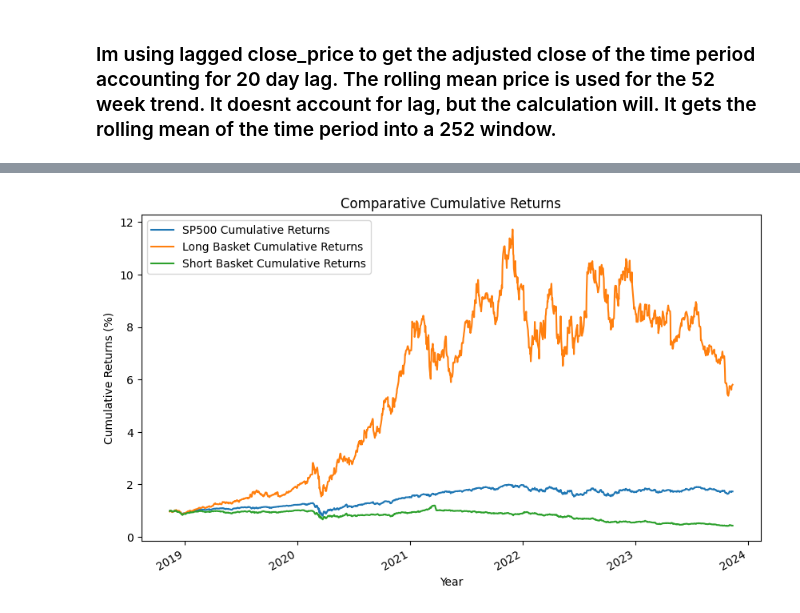
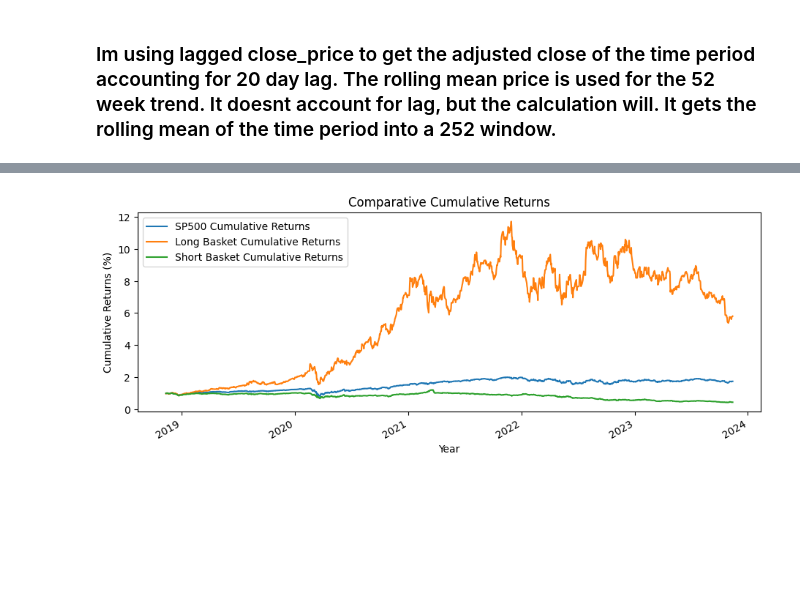
Before and after one commit to CCNY-Analytics-and-Quant/Quantative-Finance-Repo, a Jupyter notebook: Final-Project/workbooks/JB_draft/final_project.ipynb, the cells around one changed output, grey strips where cells are left out. Cells and saved outputs as stored; diff of their text form; code cells hidden in the pictures; blank space fills up the shorter version.

Commit message:
fixing indexs for weekly and monthly. did graphs

```diff
--- a/Final-Project/workbooks/JB_draft/final_project.ipynb
+++ b/Final-Project/workbooks/JB_draft/final_project.ipynb
@@ -55,12 +67,12 @@ def calculate_momentum_factors(tickers, time_period):
     oscillator = oscillator.dropna(how='all').mean()
 
     # 39 week returns
-    _39_week_return = lagged_closed_price.pct_change(periods=39*5)
-    _39_week_return= _39_week_return.dropna(how='all').mean()
+    _39_week_return = lagged_closed_price[::39*5].pct_change().dropna(how='all').mean()
+
 
     # 51 week Volume Price Trend
     volume = df['Volume'].dropna(how='all', axis=1)[start_period:end_period]
-    weekly_means = lagged_closed_price.rolling(5).mean()                        # Rolling mean removes a week(5)
+    weekly_means = lagged_closed_price[::39*5].mean()                        # Rolling mean removes a week(5)
     weekly_volume = volume[start_period:end_period].rolling(5).mean()           # Making it 51 week
     volume_price_trend = (weekly_means.pct_change() * weekly_volume).mean()
 
@@ -124,38 +136,38 @@ dtype: float64
 # %%
 #Back-Test period of time_period year (20 Day Lag)
 
 long_list =long_basket.index
 short_list= short_basket.index
 
-long_basket_close =sp500[start_period:end_period][long_list]
-short_basket_close =sp500[start_period:end_period][short_list]
+long_lagged_closed_price = lagged_closed_price[long_list]
+short_lagged_closed_price = lagged_closed_price[short_list]
 
 
 # I should make this next part a function, for autonomy
 returns = sp500[start_period:end_period].pct_change()
 cumulative_returns = (1 + returns).cumprod().mean(axis=1)
 
 
-long_returns = long_basket_close.pct_change()
+long_returns = long_lagged_closed_price.pct_change()
 long_cumulative_returns = (1+long_returns).cumprod().mean(axis=1)
 
-short_returns = short_basket_close.pct_change()
+short_returns = short_lagged_closed_price.pct_change()
 short_cumulative_returns = (1+short_returns).cumprod().mean(axis=1)
 
 
 
-plt.figure(figsize=(10,6))
+plt.figure(figsize=(11,4))
 cumulative_returns.plot(label='SP500 Cumulative Returns')
 long_cumulative_returns.plot(label='Long Basket Cumulative Returns')
 short_cumulative_returns.plot(label='Short Basket Cumulative Returns')
 
 plt.legend()
 plt.title('Comparative Cumulative Returns')
 plt.xlabel('Year')
 plt.ylabel('Cumulative Returns (%)')
 plt.show()
 # %% [output]
-[figure, old version]
+[figure, new version]
 # %%
 graphing = pd.DataFrame(long_returns.mean(axis=1))
 graphing.columns = ['Returns']
```
Also changed, not shown: parts of 9 cells of this notebook.
